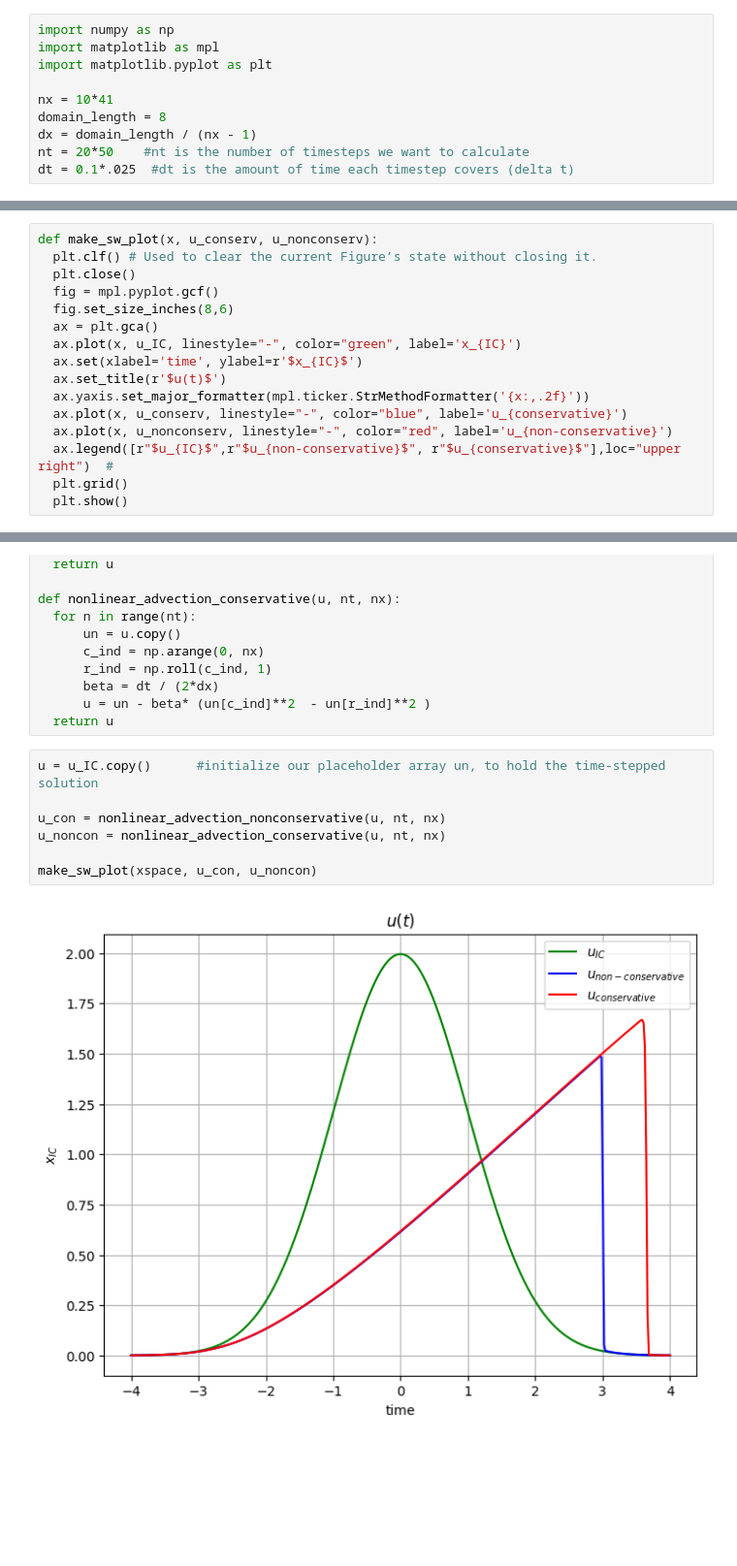
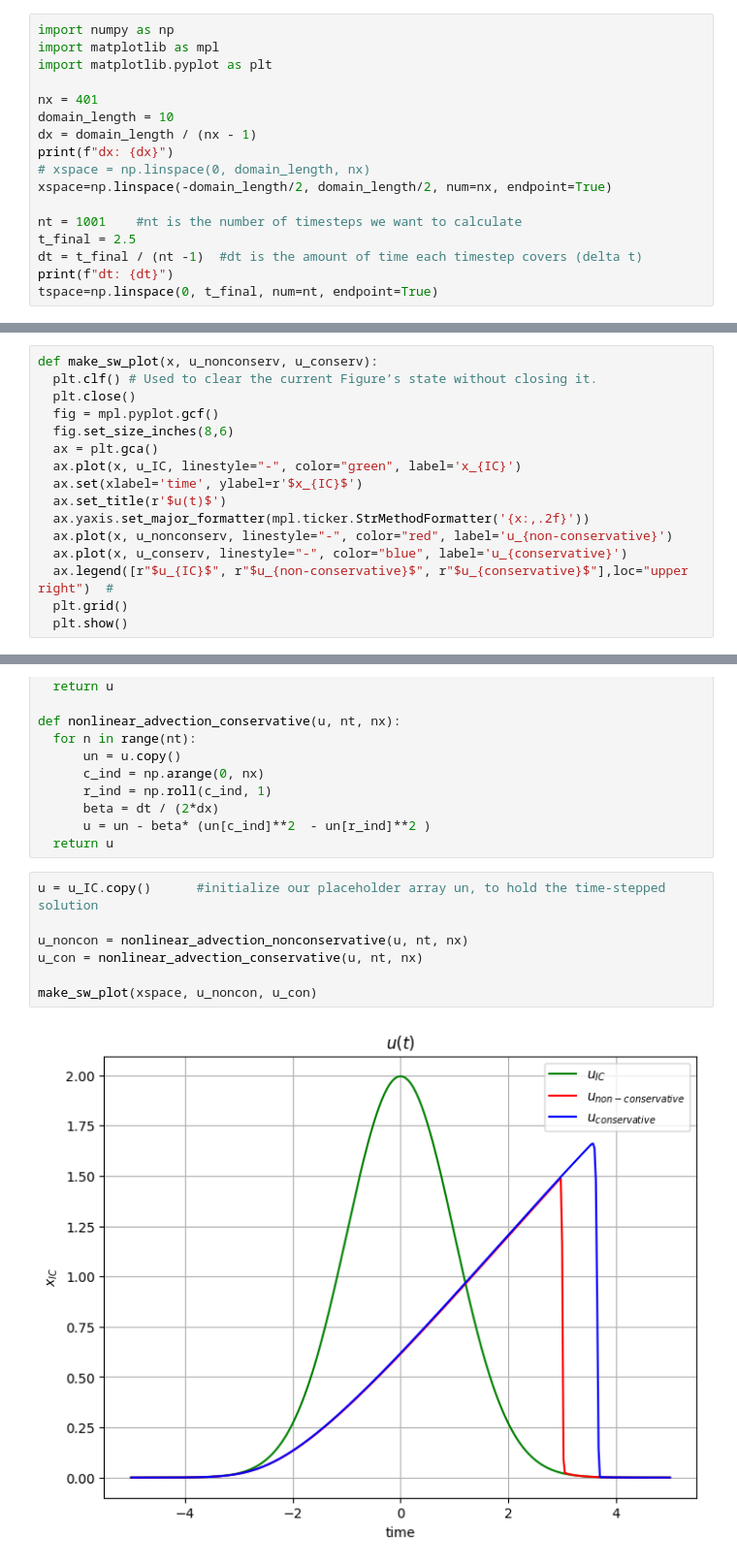
Before and after one commit to ggruszczynski/CFDPython, a Jupyter notebook: lab30_advection_1D/SOLUTION_04_Step_non_conservative_schemes.ipynb, the cells around one changed output, grey strips where cells are left out. Shown at 97% size. Saved outputs shown, nothing was run; the diff lists cells and outputs as text; blank space fills up the shorter version.

```diff
--- a/lab30_advection_1D/SOLUTION_04_Step_non_conservative_schemes.ipynb
+++ b/lab30_advection_1D/SOLUTION_04_Step_non_conservative_schemes.ipynb
@@ -52,8 +57,15 @@ import numpy as np
 import matplotlib as mpl
 import matplotlib.pyplot as plt
 
-nx = 10*41
-domain_length = 8
+nx = 401
+domain_length = 10
 dx = domain_length / (nx - 1)
-nt = 20*50    #nt is the number of timesteps we want to calculate
-dt = 0.1*.025  #dt is the amount of time each timestep covers (delta t)
+print(f"dx: {dx}")
+# xspace = np.linspace(0, domain_length, nx)
+xspace=np.linspace(-domain_length/2, domain_length/2, num=nx, endpoint=True)
+
+nt = 1001    #nt is the number of timesteps we want to calculate
+t_final = 2.5
+dt = t_final / (nt -1)  #dt is the amount of time each timestep covers (delta t)
+print(f"dt: {dt}")
+tspace=np.linspace(0, t_final, num=nt, endpoint=True)
@@ -91,5 +108,5 @@ u_IC.shape
 # %%
-def make_sw_plot(x, u_conserv, u_nonconserv):
+def make_sw_plot(x, u_nonconserv, u_conserv):
   plt.clf() # Used to clear the current Figure’s state without closing it.
   plt.close()
   fig = mpl.pyplot.gcf()
@@ -99,9 +116,9 @@ def make_sw_plot(x, u_conserv, u_nonconserv):
   ax.set(xlabel='time', ylabel=r'$x_{IC}$')
   ax.set_title(r'$u(t)$')
   ax.yaxis.set_major_formatter(mpl.ticker.StrMethodFormatter('{x:,.2f}'))
+  ax.plot(x, u_nonconserv, linestyle="-", color="red", label='u_{non-conservative}')
   ax.plot(x, u_conserv, linestyle="-", color="blue", label='u_{conservative}')
-  ax.plot(x, u_nonconserv, linestyle="-", color="red", label='u_{non-conservative}')
-  ax.legend([r"$u_{IC}$",r"$u_{non-conservative}$", r"$u_{conservative}$"],loc="upper right")  #
+  ax.legend([r"$u_{IC}$", r"$u_{non-conservative}$", r"$u_{conservative}$"],loc="upper right")  #
   plt.grid()
   plt.show()
 # %%
@@ -125,9 +142,9 @@ def nonlinear_advection_conservative(u, nt, nx):
 # %%
 u = u_IC.copy()      #initialize our placeholder array un, to hold the time-stepped solution
 
-u_con = nonlinear_advection_nonconservative(u, nt, nx)
-u_noncon = nonlinear_advection_conservative(u, nt, nx)
+u_noncon = nonlinear_advection_nonconservative(u, nt, nx)
+u_con = nonlinear_advection_conservative(u, nt, nx)
 
-make_sw_plot(xspace, u_con, u_noncon)
+make_sw_plot(xspace, u_noncon, u_con)
 # %% [output]
-[figure, old version]
+[figure, new version]
```
Also changed, not shown: parts of 13 cells of this notebook.
